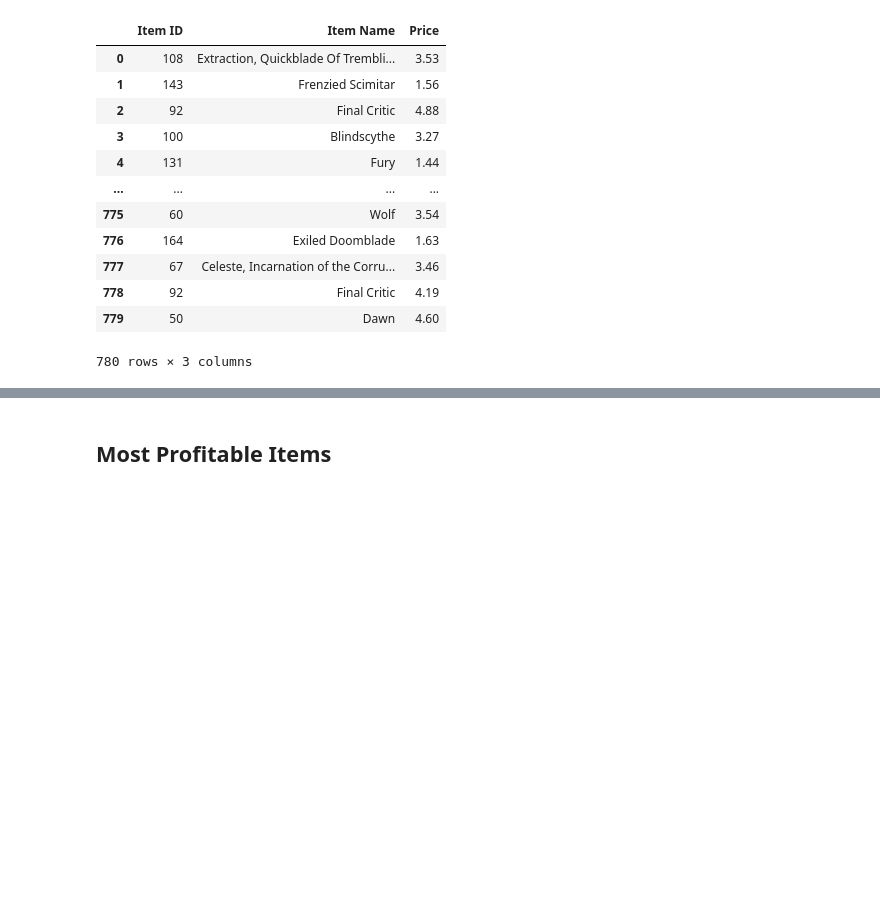
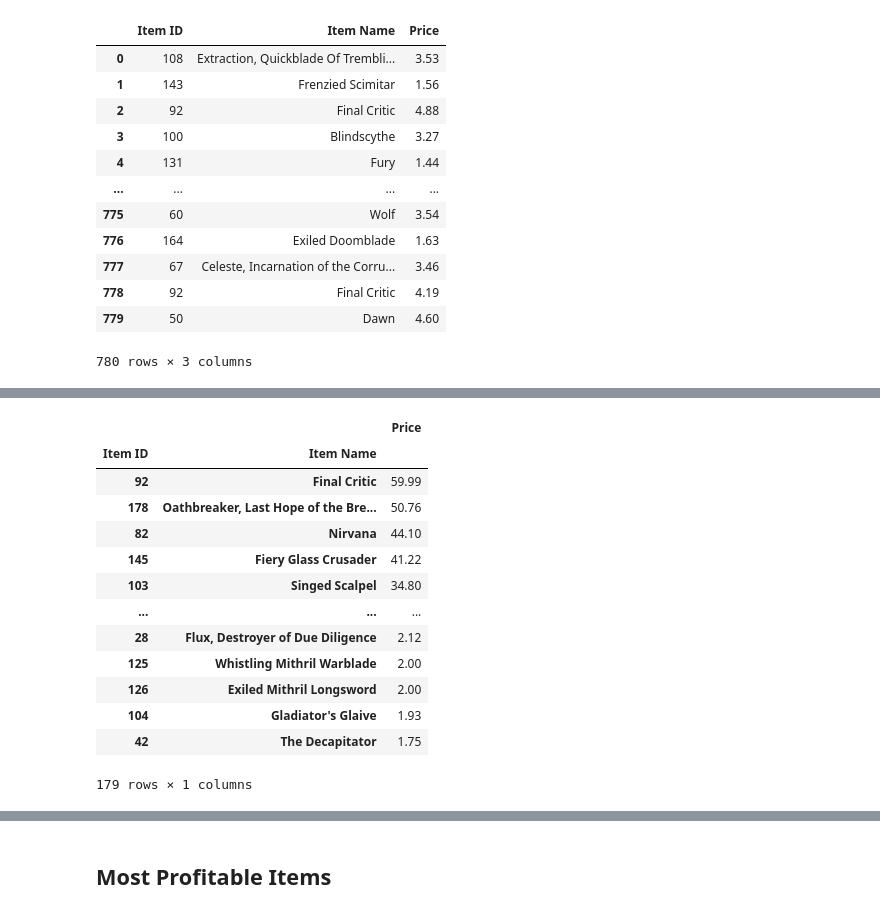
Before and after one commit to alfonsocamero/pandas-challenge, a Jupyter notebook: HeroesOfPymoli/HeroesOfPymoli_starter.ipynb, the cells around one changed output, grey strips where cells are left out. Saved outputs shown, nothing was run; the diff lists cells and outputs as text; code cells hidden in the pictures; blank space fills up the shorter version.

```diff
--- a/HeroesOfPymoli/HeroesOfPymoli_starter.ipynb
+++ b/HeroesOfPymoli/HeroesOfPymoli_starter.ipynb
@@ -573,0 +560,19 @@ Name: Price, dtype: float64
+# %%
+grouped_item_df = reduced_item_df.groupby(["Item ID", "Item Name"]).sum()
+mostpop_tot_purval_df = grouped_item_df.sort_values('Price', ascending = False)
+mostpop_tot_purval_df
+# %% [output]
+|  |  | Price |
+| Item ID | Item Name |  |
+| 92 | Final Critic | 59.99 |
+| 178 | Oathbreaker, Last Hope of the Bre... | 50.76 |
+| 82 | Nirvana | 44.10 |
+| 145 | Fiery Glass Crusader | 41.22 |
+| 103 | Singed Scalpel | 34.80 |
+| ... | ... | ... |
+| 28 | Flux, Destroyer of Due Diligence | 2.12 |
+| 125 | Whistling Mithril Warblade | 2.00 |
+| 126 | Exiled Mithril Longsword | 2.00 |
+| 104 | Gladiator's Glaive | 1.93 |
+| 42 | The Decapitator | 1.75 |
+179 rows × 1 columns
```
Also changed, not shown: parts of 8 cells of this notebook.
